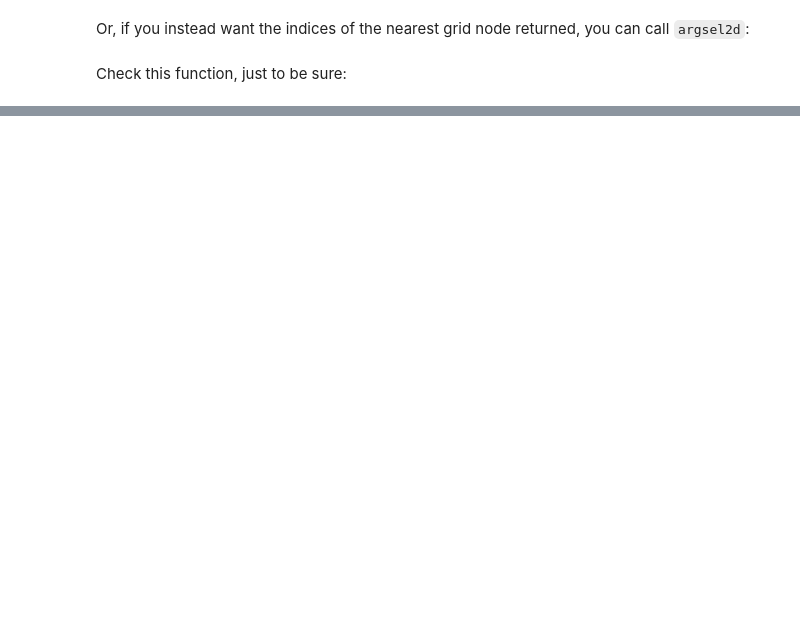
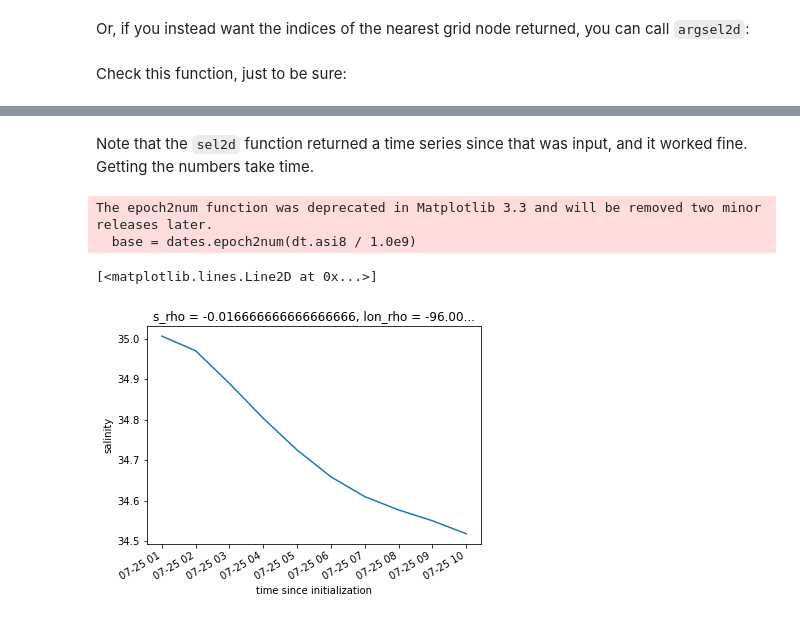
Before and after one commit to xoceanmodel/xroms, a Jupyter notebook: examples/select_data.ipynb, the cells around one changed output, grey strips where cells are left out. Cells and saved outputs as stored; diff of their text form; code cells hidden in the pictures; blank space fills up the shorter version.

```diff
--- a/examples/select_data.ipynb
+++ b/examples/select_data.ipynb
@@ -598,0 +600,9 @@ plt.ylim(lat0-1, lat0+1)
+# %% [markdown]
+Note that the `sel2d` function returned a time series since that was input, and it worked fine. Getting the numbers take time.
+# %%
+dssub.salt.isel(s_rho=-1, ocean_time=slice(0,5)).plot()
+# %% [output]
+The epoch2num function was deprecated in Matplotlib 3.3 and will be removed two minor releases later.
+  base = dates.epoch2num(dt.asi8 / 1.0e9)
+[<matplotlib.lines.Line2D at 0x...>]
+[figure, added]
```
Also changed, not shown: parts of 3 cells of this notebook.
